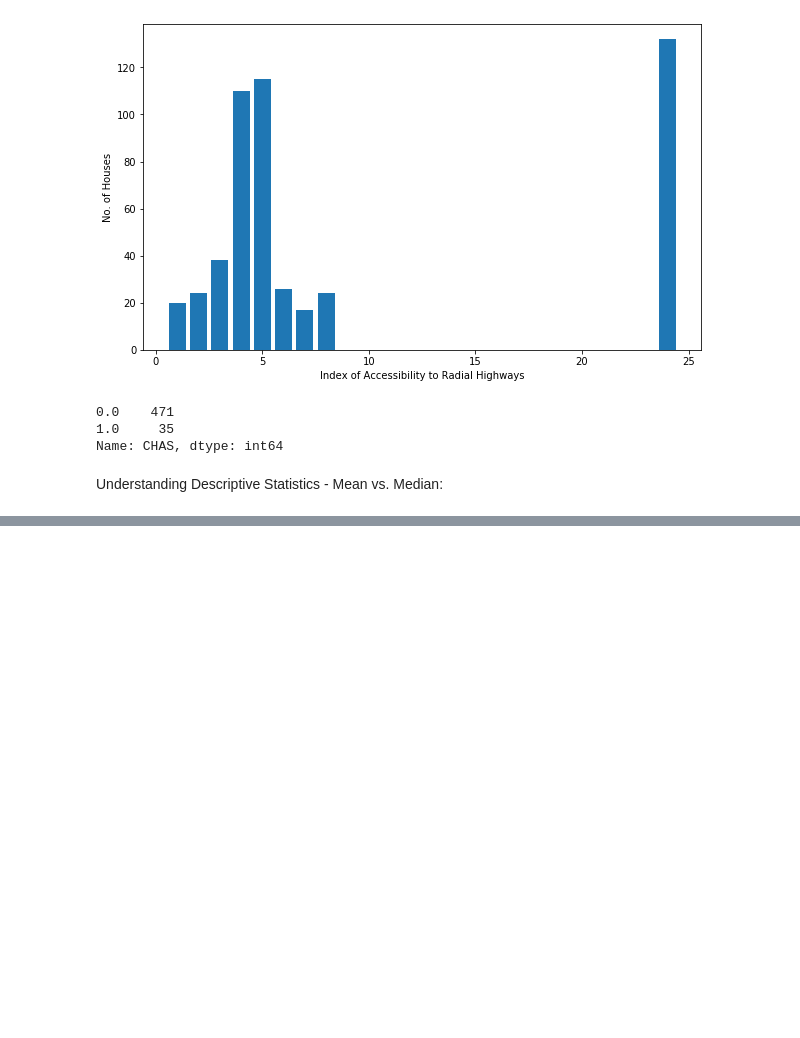
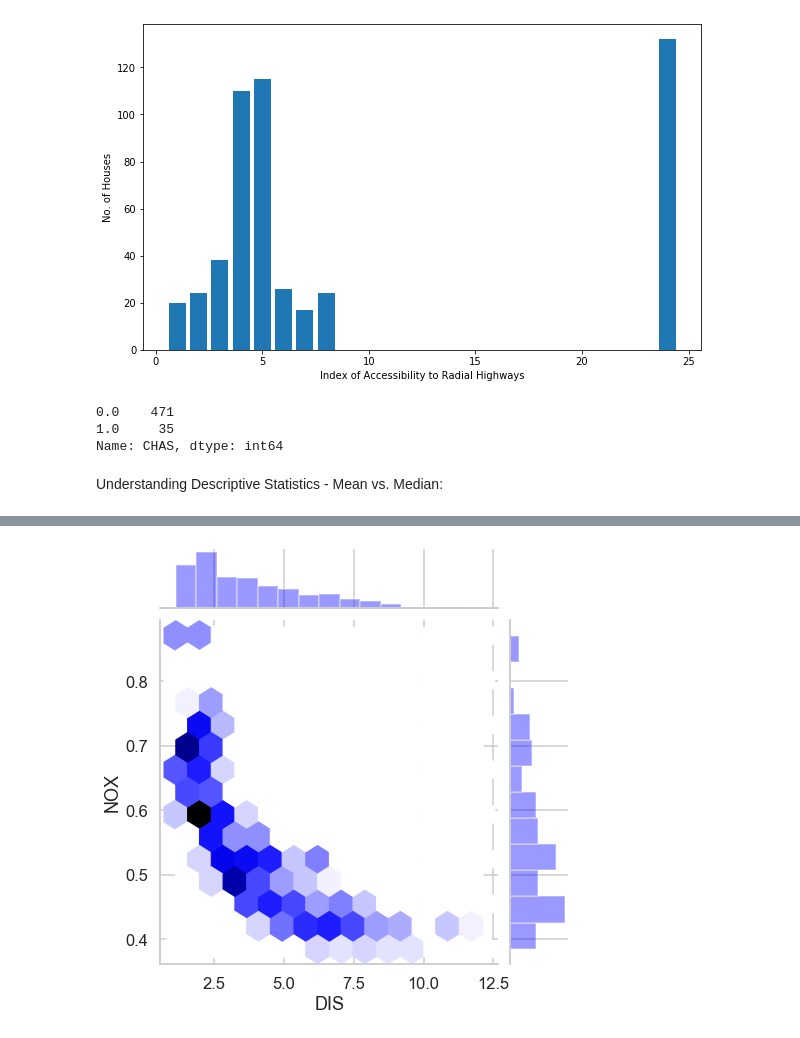
Before and after one commit to Sampatankar/DataScienceBootcamp2020-Python, a Jupyter notebook: 5MultivariableLinearRegression/04 Multivariate Regression.ipynb, the cells around one changed output, grey strips where cells are left out. Saved outputs shown, nothing was run; the diff lists cells and outputs as text; code cells hidden in the pictures; blank space fills up the shorter version.

```diff
--- a/5MultivariableLinearRegression/04 Multivariate Regression.ipynb
+++ b/5MultivariableLinearRegression/04 Multivariate Regression.ipynb
@@ -269,0 +452,9 @@ Understanding Descriptive Statistics - Mean vs. Median:
+# %%
+#Seaborn method:
+sns.set()
+sns.set_context('talk')
+sns.set_style('whitegrid')
+sns.jointplot(x=data['DIS'], y=data['NOX'], height=7, color='blue', kind='hex')
+plt.show()
+# %% [output]
+[figure, added]
```
Also changed, not shown: parts of 20 cells of this notebook.
